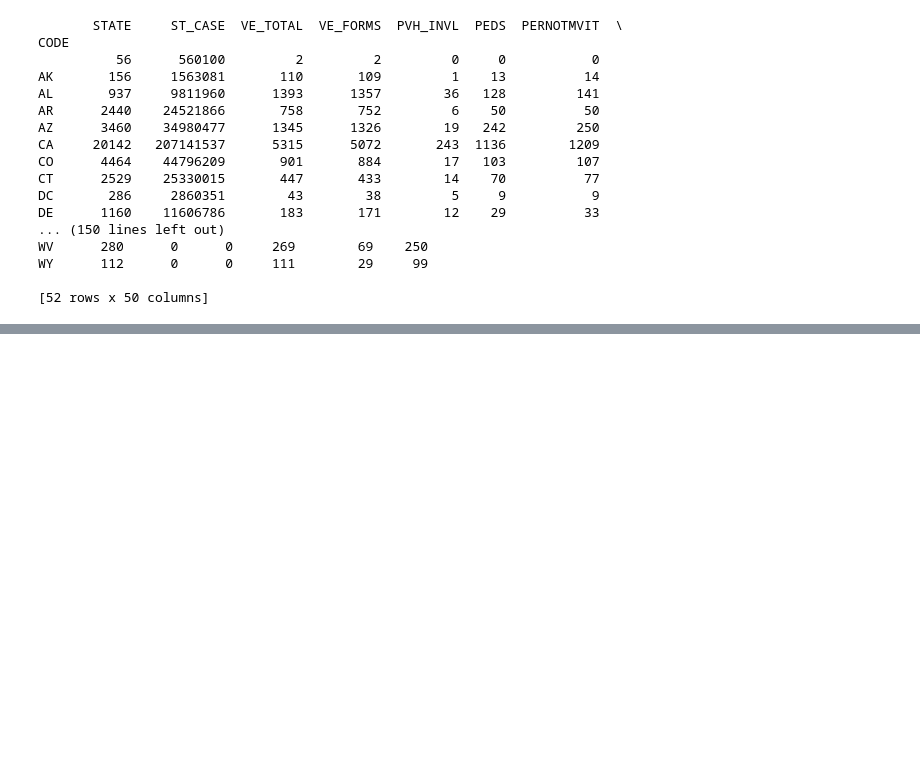
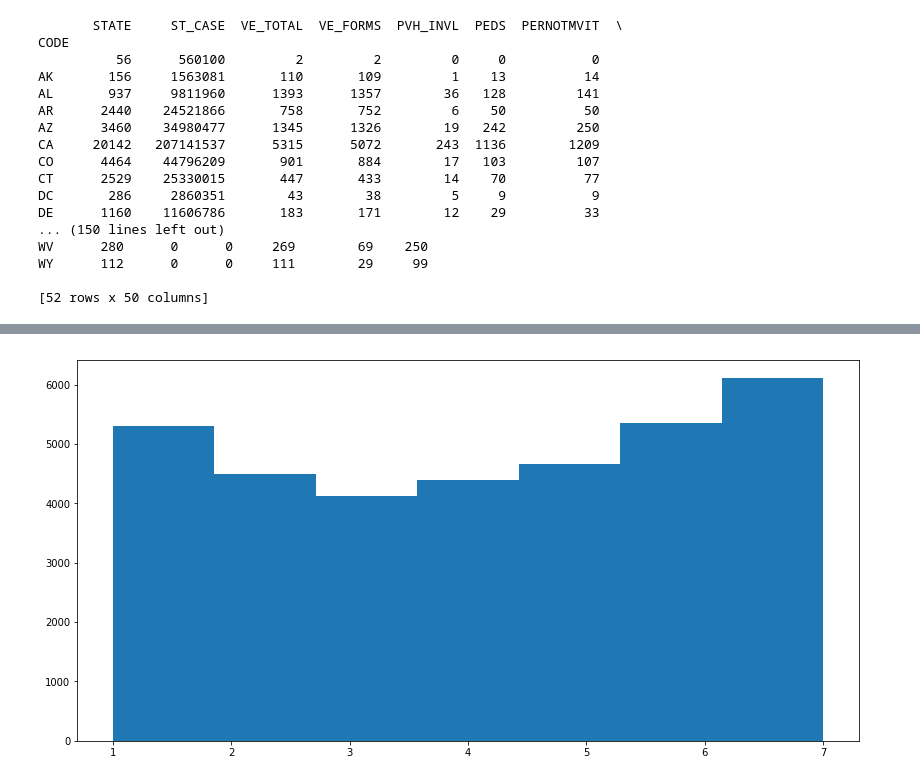
Before and after one commit to maf5509/accident_capstone, a Jupyter notebook: Untitled.ipynb, the cells around one changed output, grey strips where cells are left out. Cells and saved outputs as stored; diff of their text form; code cells hidden in the pictures; blank space fills up the shorter version.

```diff
--- a/Untitled.ipynb
+++ b/Untitled.ipynb
@@ -307,0 +327,7 @@ plt.show()
+# %%
+plt.hist(table['DAY_WEEK'], bins=7)
+plt.rcParams['figure.figsize'] = [10, 10]
+#plt.xlabel(['Sunday', 'Monday', 'Tuesday', 'Wednesday', 'Thursday', 'Friday', 'Saturday'])
+plt.show()
+# %% [output]
+[figure, added]
```
Also changed, not shown: parts of 8 cells of this notebook.
